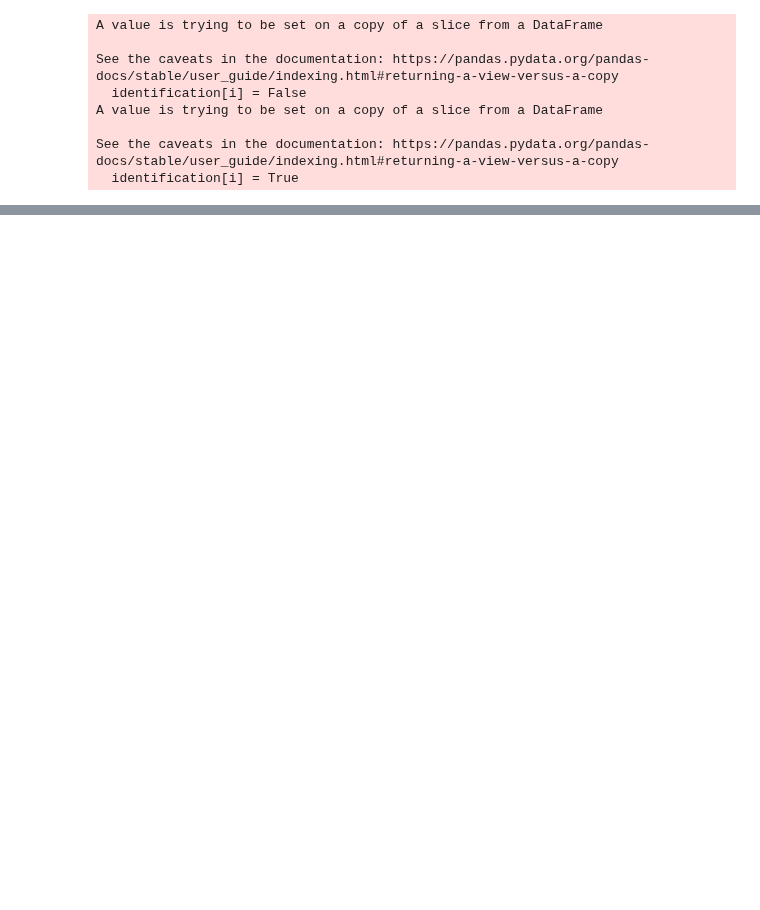
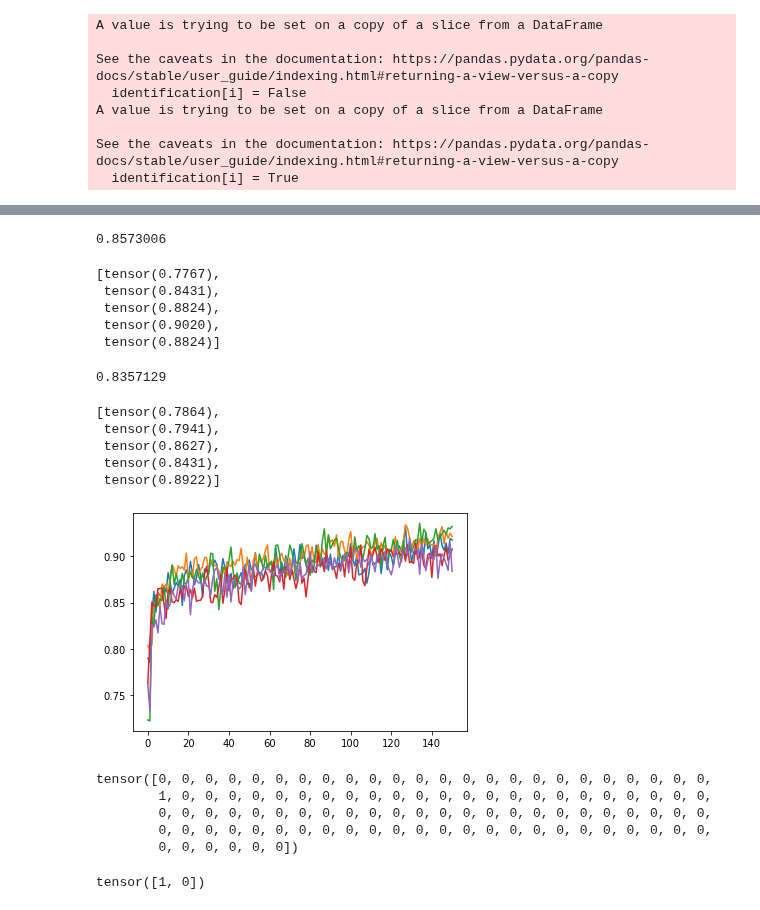
Before and after one commit to Fantastic-Microplastic-Machine/FmPM, a Jupyter notebook: fmpm/will/CNN_experimentation_will.ipynb, the cells around one changed output, grey strips where cells are left out. Cells and saved outputs as stored; diff of their text form; code cells hidden in the pictures; blank space fills up the shorter version.

```diff
--- a/fmpm/will/CNN_experimentation_will.ipynb
+++ b/fmpm/will/CNN_experimentation_will.ipynb
@@ -79,4 +37,4 @@ criterion = torch.nn.CrossEntropyLoss()
 device = torch.device('cuda' if torch.cuda.is_available() else 'cpu')
 test, train = torch.utils.data.random_split(data, [int(.15*len(data)), len(data)-int(.15*len(data))])
 BATCH_SIZE = 32
-epochs = 150
+epochs = 100
@@ -83,4 +88,4 @@ epochs = 150
 # %%
-cnn, loss, acc = construct.train(epochs, BATCH_SIZE, train, criterion, 'Adam', model)
+cnn, loss, acc = construct.train(epochs, BATCH_SIZE, train, criterion, 'Adam', model1)
 # %%
 images, labels, predictions, weights, acc = construct.get_predictions(BATCH_SIZE, cnn, test)
@@ -98,7 +135,7 @@ epochs = 150
 BATCH_SIZE = 32
 criterion = torch.nn.CrossEntropyLoss()
 device = torch.device('cuda' if torch.cuda.is_available() else 'cpu')
-train_transforms = torchvision.transforms.Compose([
+transforms = torchvision.transforms.Compose([
                             torchvision.transforms.ToPILImage(),
                             torchvision.transforms.RandomRotation((-180,180)),
                             torchvision.transforms.CenterCrop((325)),
@@ -112,7 +149,7 @@ for train_idx, test_idx in kf.split(DATA):
     train_data = prep.tenX_dataset(train, 'data/raman_images', transform=transforms)
     test_data = prep.tenX_dataset(test, 'data/raman_images', transform=transforms)
     cnn, train_loss, train_acc = construct.train(epochs, BATCH_SIZE,
-                                                 train_data, criterion, 'Adam', curr_model, device)
+                                                 train_data, criterion, 'Adam', curr_model, device, with_eval)
     models.append(cnn)
     train_accs.append(train_acc)
     losses.append(train_loss)
@@ -144,4 +198,16 @@ for i in losses:
 # %%
-test_accs
+np.mean(np.array((test_accs)))
+# %% [output]
+0.8573006
+# %%
+test_accs
+# %% [output]
+[tensor(0.7767),
+ tensor(0.8431),
+ tensor(0.8824),
+ tensor(0.9020),
+ tensor(0.8824)]
 # %%
-naive_accs
+np.mean(np.array(naive_accs))
+# %% [output]
+0.8357129
@@ -152,3 +214,28 @@ naive_accs
+# %%
+naive_accs
+# %% [output]
+[tensor(0.7864),
+ tensor(0.7941),
+ tensor(0.8627),
+ tensor(0.8431),
+ tensor(0.8922)]
+# %%
+for acc in train_accs:
+    plt.plot(acc)
+# %% [output]
+[figure, added]
+# %%
+predictions
+# %% [output]
+tensor([0, 0, 0, 0, 0, 0, 0, 0, 0, 0, 0, 0, 0, 0, 0, 0, 0, 0, 0, 0, 0, 0, 0, 0,
+        1, 0, 0, 0, 0, 0, 0, 0, 0, 0, 0, 0, 0, 0, 0, 0, 0, 0, 0, 0, 0, 0, 0, 0,
+        0, 0, 0, 0, 0, 0, 0, 0, 0, 0, 0, 0, 0, 0, 0, 0, 0, 0, 0, 0, 0, 0, 0, 0,
+        0, 0, 0, 0, 0, 0, 0, 0, 0, 0, 0, 0, 0, 0, 0, 0, 0, 0, 0, 0, 0, 0, 0, 0,
+        0, 0, 0, 0, 0, 0])
+# %%
+labels[24]
+# %% [output]
+tensor([1, 0])
 # %%
 def test_dataset_class():
     filename = '../tests/test_assets/test_labels_unclean.csv'
```
Also changed, not shown: parts of 14 cells of this notebook, 2 other files.
